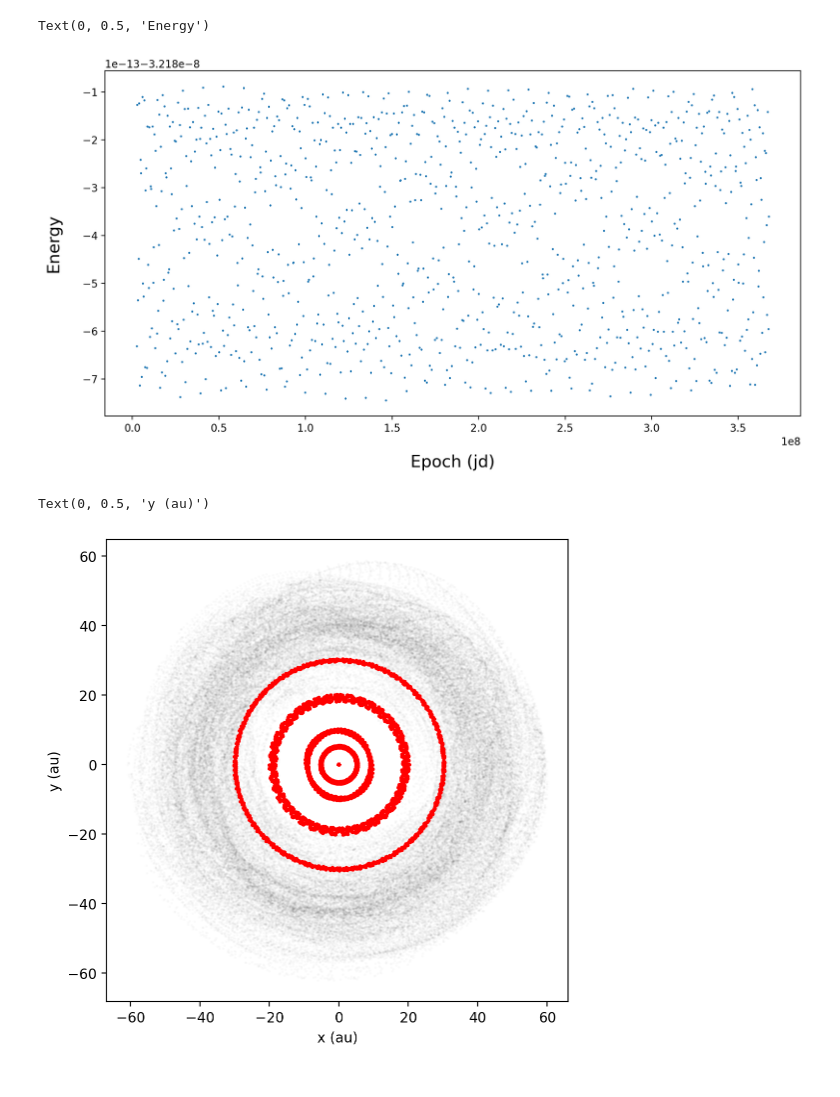
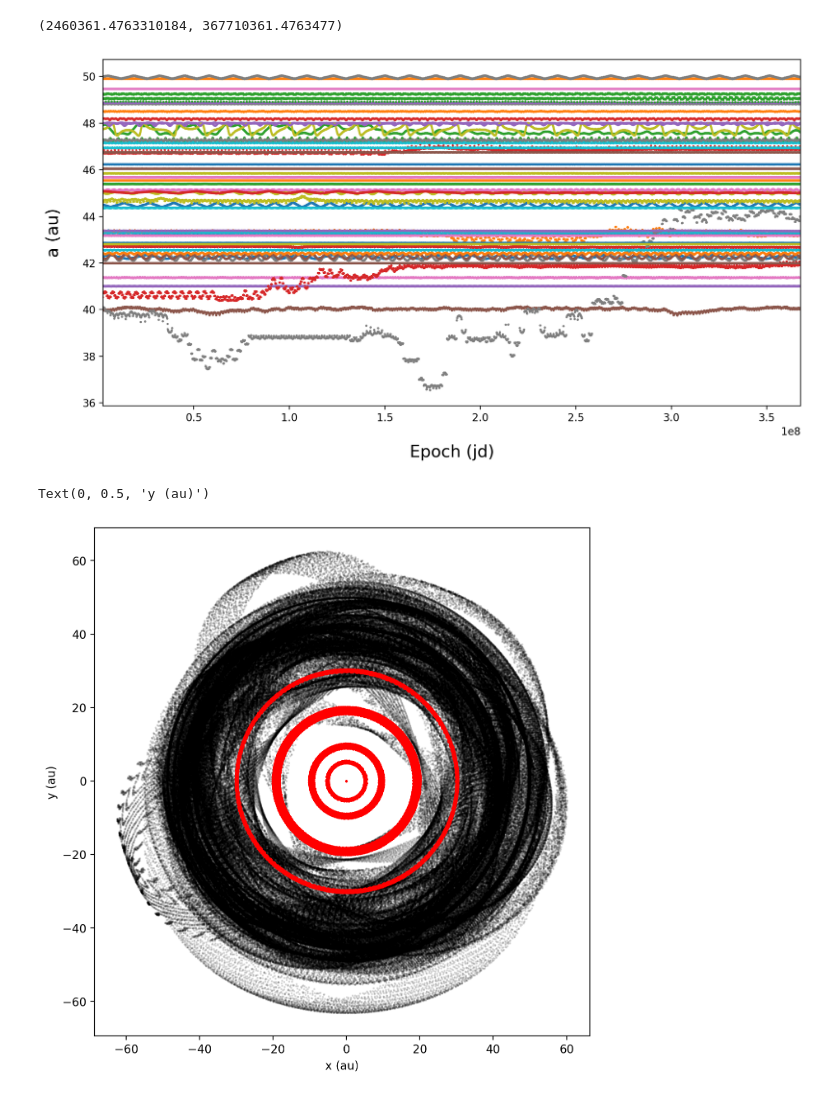
Before and after one commit to kjnapier/spacerocks, a Jupyter notebook: notebooks/nbody.ipynb, the cells around one changed output. Saved outputs shown, nothing was run; the diff lists cells and outputs as text; code cells hidden in the pictures.

```diff
--- a/notebooks/nbody.ipynb
+++ b/notebooks/nbody.ipynb
@@ -15,7 +15,7 @@ kernel = SpiceKernel()
 kernel.load("/Users/kjnapier/data/spice/latest_leapseconds.tls")
 kernel.load("/Users/kjnapier/data/spice/de440s.bsp")
 # %%
-N = 100
+N = 50
 rocks = RockCollection.random(N)
 
 epoch = Time.now()
@@ -34,6 +34,7 @@ sim = Simulation()
 sim.set_epoch(epoch)
 sim.set_frame("ECLIPJ2000")
 sim.set_origin("SSB")
+sim.set_integrator(Integrator.leapfrog(timestep=20.0))
 
 for planet in planets:
     sim.add(planet)
@@ -42,8 +43,9 @@ for rock in rocks:
     sim.add(rock)
 
 sim.move_to_center_of_mass()
+initial_energy = sim.energy()
 # %%
-dts = np.linspace(0, 365.25 * 1_000_000, 1_000)
+dts = np.linspace(0, 365.25 * 1_000_000, 10_000)
 epochs = [epoch + dt for dt in dts]
 # %%
 energies = []
@@ -55,24 +57,33 @@ for epoch in epochs:
     energies.append(sim.energy())
     particle_snapshots.append(sim.particles)
     perturber_snapshots.append(sim.perturbers)
+# %%
+for p in particle_snapshots:
+    p.calculate_orbit()
 # %%
 fig, ax = plt.subplots(figsize=(12, 6))
-ax.scatter([epoch.epoch for epoch in epochs], energies, s=1)
+for idx in range(N):
+    semimajors = [p.a[idx] for p in particle_snapshots]
+    epochs = [p[idx].epoch.epoch for p in particle_snapshots]
+
+    ax.scatter(epochs, semimajors, s=1, alpha=0.5)
+
 ax.set_xlabel('Epoch (jd)', fontsize=16, labelpad=20)
-ax.set_ylabel('Energy', fontsize=16, labelpad=20)
+ax.set_ylabel('a (au)', fontsize=16, labelpad=20)
+ax.set_xlim(epochs[0], epochs[-1])
 # %% [output]
-Text(0, 0.5, 'Energy')
+(2460361.4763310184, 367710361.4763477)
-[figure, old version]
+[figure, new version]
 # %%
 x, y, z = np.ravel([p.x for p in particle_snapshots]), np.ravel([p.y for p in particle_snapshots]), np.ravel([p.z for p in particle_snapshots])
 px, py, pz = np.ravel([p.x for p in perturber_snapshots]), np.ravel([p.y for p in perturber_snapshots]), np.ravel([p.z for p in perturber_snapshots])
 # %%
-fig, ax = plt.subplots(figsize=(6, 6))
-ax.scatter(x, y, s=1, alpha=0.01, color='black')
-ax.scatter(px, py, s=3, alpha=1, color='red')
+fig, ax = plt.subplots(figsize=(8, 8))
+ax.scatter(x, y, s=1, alpha=0.1, color='black')
+ax.scatter(px, py, s=1, alpha=1, color='red')
 ax.set_aspect('equal')
 ax.set_xlabel("x (au)")
 ax.set_ylabel("y (au)")
 # %% [output]
 Text(0, 0.5, 'y (au)')
-[figure, old version]
+[figure, new version]
```
Also changed, not shown: parts of 2 cells of this notebook, 29 other files.
